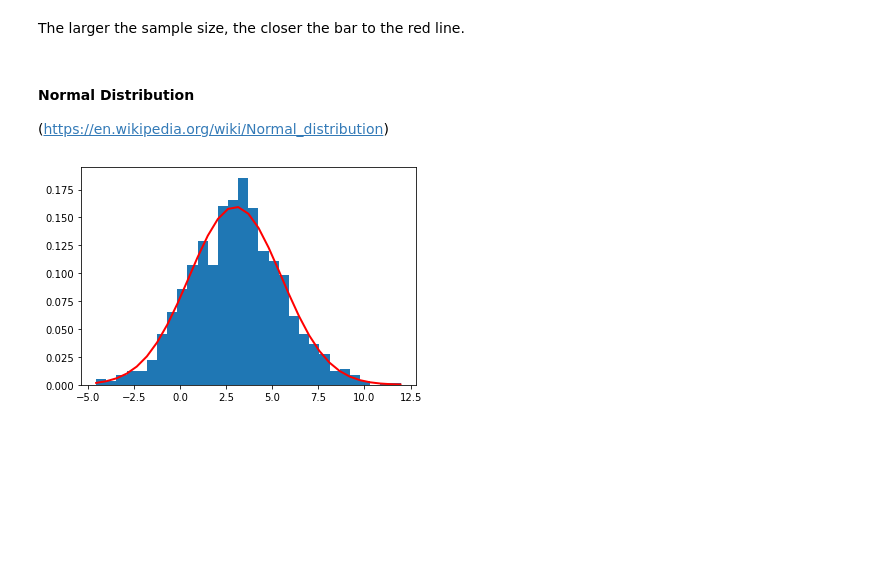
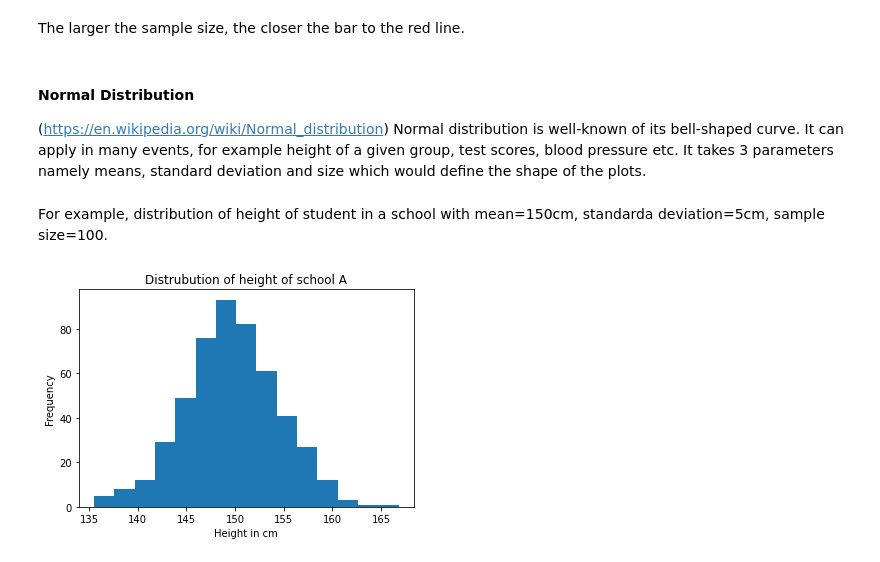
Before and after one commit to HazelIP/Programming-for-DA-assignment, a Jupyter notebook: Numpy Random package.ipynb, the cells around one changed output. Saved outputs shown, nothing was run; the diff lists cells and outputs as text; code cells hidden in the pictures; blank space fills up the shorter version.

```diff
--- a/Numpy Random package.ipynb
+++ b/Numpy Random package.ipynb
@@ -443,13 +457,17 @@ The larger the sample size, the closer the bar to the red line.
 # %% [markdown]
 #### Normal Distribution
 (https://en.wikipedia.org/wiki/Normal_distribution)
+Normal distribution is well-known of its bell-shaped curve. It can apply in many events, for example height of a given group, test scores, blood pressure etc. It takes 3 parameters namely means, standard deviation and size which would define the shape of the plots. <br>
+# %% [markdown]
+For example, distribution of height of student in a school with mean=150cm, standarda deviation=5cm, sample size=100.
 # %%
 # normal
-s= np.random.default_rng().normal(3, 2.5,1000)
-count, bins, ignored = plt.hist(s, 30, density=True)
-plt.plot(bins, 1/(2.5 * np.sqrt(2 * np.pi)) *
-                np.exp( - (bins - 3)**2 / (2 * 2.5**2) ),
-          linewidth=2, color='r')
+nor= rng.normal(150, 5, 500)
+plt.hist(nor,bins=15)
+plt.ylabel("Frequency")
+plt.xlabel("Height in cm")
+plt.title("Distrubution of height of school A")
+
 plt.show()
 # %% [output]
-[figure, old version]
+[figure, new version]
```
Also changed, not shown: parts of 47 cells of this notebook.
